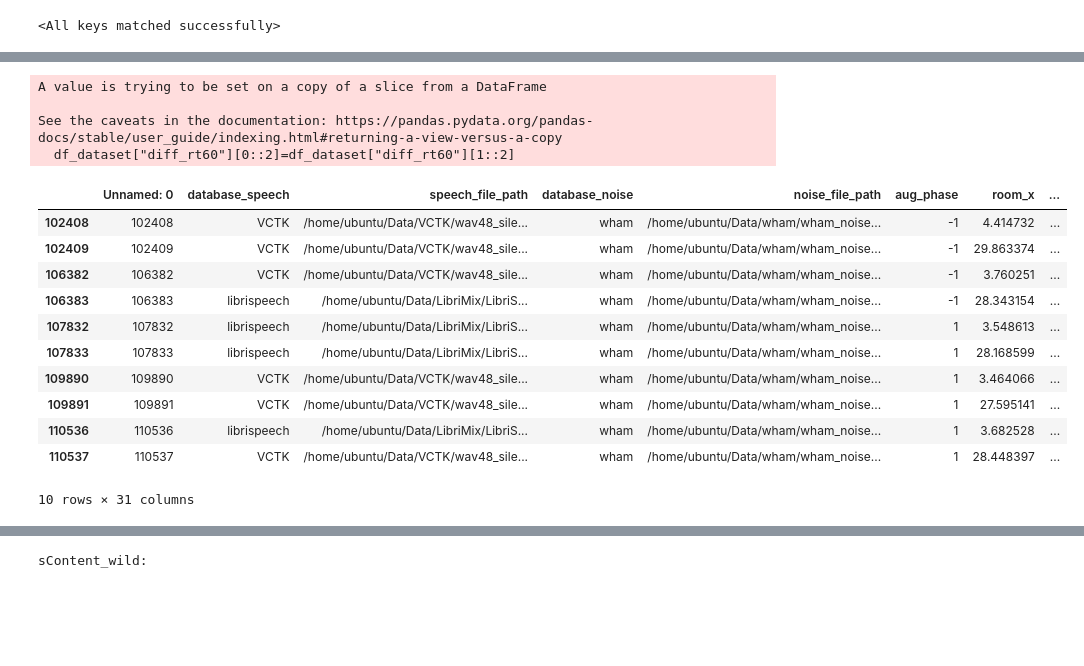
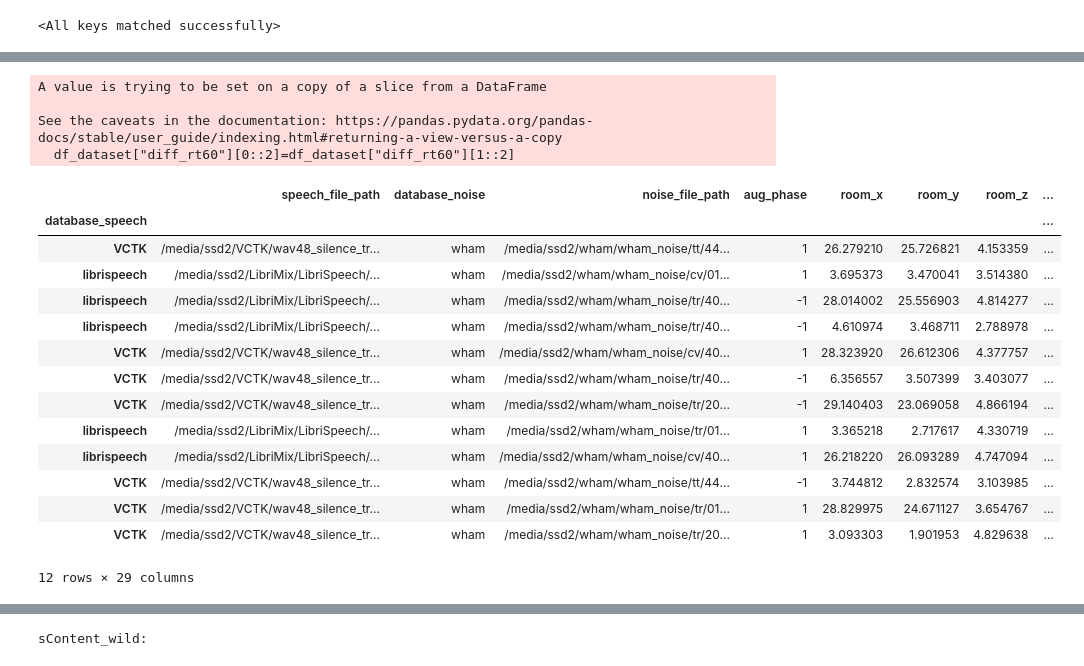
Before and after one commit to joaluba/reverb-match-cond-u-net, a Jupyter notebook: notebooks/inspect_model.ipynb, the cells around one changed output, grey strips where cells are left out. Drawn from its saved outputs; the diff is of its cells as text; code cells hidden in the pictures; blank space fills up the shorter version.

```diff
--- a/notebooks/inspect_model.ipynb
+++ b/notebooks/inspect_model.ipynb
@@ -171,38 +176,41 @@ plt.show()
 # %%
 ################## SEARCH FOR DATA POINTS FROM TEST SET WITH SPECIFIC PROPERTIES   ##################
 
-df_dataset=pd.read_csv('nonoise2_data_set.csv')
+df_dataset=pd.read_csv('../dataset-metadata/nonoise2_dacom.csv',index_col=0)
 df_dataset=df_dataset[df_dataset["split"]=="test"]
 custom_index = np.repeat(np.arange(len(df_dataset)//2), 2)
 df_dataset = df_dataset.copy() # to prevent "SettingWithCopy" warning
 df_dataset.loc[:, "pair_idx"] = custom_index
 
 # create column diff_rt60 to compute difference in rt60 between content and style audio
 df_dataset["diff_rt60"] = df_dataset["rt60_true"].diff()
 df_dataset["diff_rt60"][0::2]=df_dataset["diff_rt60"][1::2]
 
 # # check indices of datapoint where the rt60 for content is lower than rt60 for style
-df_chosen=df_dataset.loc[(df_dataset["diff_rt60"]>0.9) & (df_dataset["diff_rt60"]>0)]
+df_chosen=df_dataset.loc[(df_dataset["diff_rt60"]<-0.9) & (df_dataset["diff_rt60"]<0)]
 
 # df_chosen[df_chosen["database_speech"]=="librispeech"].head(20)
 df_chosen.head(20)
 # %% [output]
 A value is trying to be set on a copy of a slice from a DataFrame
 
 See the caveats in the documentation: https://pandas.pydata.org/pandas-docs/stable/user_guide/indexing.html#returning-a-view-versus-a-copy
   df_dataset["diff_rt60"][0::2]=df_dataset["diff_rt60"][1::2]
-|  | Unnamed: 0 | database_speech | speech_file_path | database_noise | noise_file_path | aug_phase | room_x | ... |
-| 102408 | 102408 | VCTK | /home/ubuntu/Data/VCTK/wav48_sile... | wham | /home/ubuntu/Data/wham/wham_noise... | -1 | 4.414732 | ... |
-| 102409 | 102409 | VCTK | /home/ubuntu/Data/VCTK/wav48_sile... | wham | /home/ubuntu/Data/wham/wham_noise... | -1 | 29.863374 | ... |
-| 106382 | 106382 | VCTK | /home/ubuntu/Data/VCTK/wav48_sile... | wham | /home/ubuntu/Data/wham/wham_noise... | -1 | 3.760251 | ... |
-| 106383 | 106383 | librispeech | /home/ubuntu/Data/LibriMix/LibriS... | wham | /home/ubuntu/Data/wham/wham_noise... | -1 | 28.343154 | ... |
-| 107832 | 107832 | librispeech | /home/ubuntu/Data/LibriMix/LibriS... | wham | /home/ubuntu/Data/wham/wham_noise... | 1 | 3.548613 | ... |
-| 107833 | 107833 | librispeech | /home/ubuntu/Data/LibriMix/LibriS... | wham | /home/ubuntu/Data/wham/wham_noise... | 1 | 28.168599 | ... |
-| 109890 | 109890 | VCTK | /home/ubuntu/Data/VCTK/wav48_sile... | wham | /home/ubuntu/Data/wham/wham_noise... | 1 | 3.464066 | ... |
-| 109891 | 109891 | VCTK | /home/ubuntu/Data/VCTK/wav48_sile... | wham | /home/ubuntu/Data/wham/wham_noise... | 1 | 27.595141 | ... |
-| 110536 | 110536 | librispeech | /home/ubuntu/Data/LibriMix/LibriS... | wham | /home/ubuntu/Data/wham/wham_noise... | 1 | 3.682528 | ... |
-| 110537 | 110537 | VCTK | /home/ubuntu/Data/VCTK/wav48_sile... | wham | /home/ubuntu/Data/wham/wham_noise... | 1 | 28.448397 | ... |
+|  | speech_file_path | database_noise | noise_file_path | aug_phase | room_x | room_y | room_z | ... |
+| database_speech |  |  |  |  |  |  |  | ... |
+| VCTK | /media/ssd2/VCTK/wav48_silence_tr... | wham | /media/ssd2/wham/wham_noise/tt/44... | 1 | 26.279210 | 25.726821 | 4.153359 | ... |
+| librispeech | /media/ssd2/LibriMix/LibriSpeech/... | wham | /media/ssd2/wham/wham_noise/cv/01... | 1 | 3.695373 | 3.470041 | 3.514380 | ... |
+| librispeech | /media/ssd2/LibriMix/LibriSpeech/... | wham | /media/ssd2/wham/wham_noise/tr/40... | -1 | 28.014002 | 25.556903 | 4.814277 | ... |
+| librispeech | /media/ssd2/LibriMix/LibriSpeech/... | wham | /media/ssd2/wham/wham_noise/tr/40... | -1 | 4.610974 | 3.468711 | 2.788978 | ... |
+| VCTK | /media/ssd2/VCTK/wav48_silence_tr... | wham | /media/ssd2/wham/wham_noise/cv/40... | 1 | 28.323920 | 26.612306 | 4.377757 | ... |
+| VCTK | /media/ssd2/VCTK/wav48_silence_tr... | wham | /media/ssd2/wham/wham_noise/tr/40... | -1 | 6.356557 | 3.507399 | 3.403077 | ... |
+| VCTK | /media/ssd2/VCTK/wav48_silence_tr... | wham | /media/ssd2/wham/wham_noise/tr/20... | -1 | 29.140403 | 23.069058 | 4.866194 | ... |
+| librispeech | /media/ssd2/LibriMix/LibriSpeech/... | wham | /media/ssd2/wham/wham_noise/tr/01... | 1 | 3.365218 | 2.717617 | 4.330719 | ... |
+| librispeech | /media/ssd2/LibriMix/LibriSpeech/... | wham | /media/ssd2/wham/wham_noise/cv/40... | 1 | 26.218220 | 26.093289 | 4.747094 | ... |
+| VCTK | /media/ssd2/VCTK/wav48_silence_tr... | wham | /media/ssd2/wham/wham_noise/tt/44... | -1 | 3.744812 | 2.832574 | 3.103985 | ... |
+| VCTK | /media/ssd2/VCTK/wav48_silence_tr... | wham | /media/ssd2/wham/wham_noise/tr/01... | 1 | 28.829975 | 24.671127 | 3.654767 | ... |
+| VCTK | /media/ssd2/VCTK/wav48_silence_tr... | wham | /media/ssd2/wham/wham_noise/tr/20... | 1 | 3.093303 | 1.901953 | 4.829638 | ... |
-10 rows × 31 columns
+12 rows × 29 columns
 # %%
 ################## INFERENCE FOR ONE DATA SAMPLE  ##################
 
```
Also changed, not shown: parts of 6 cells of this notebook, 7 other files.
